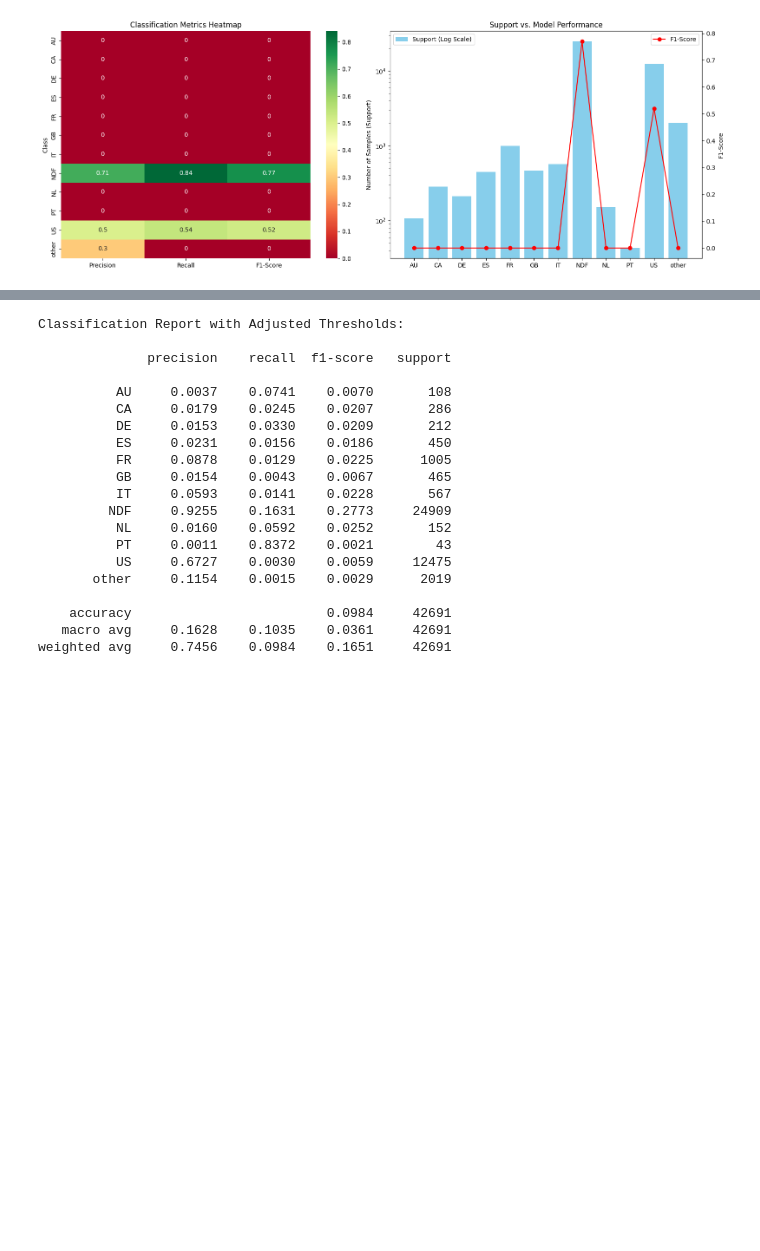
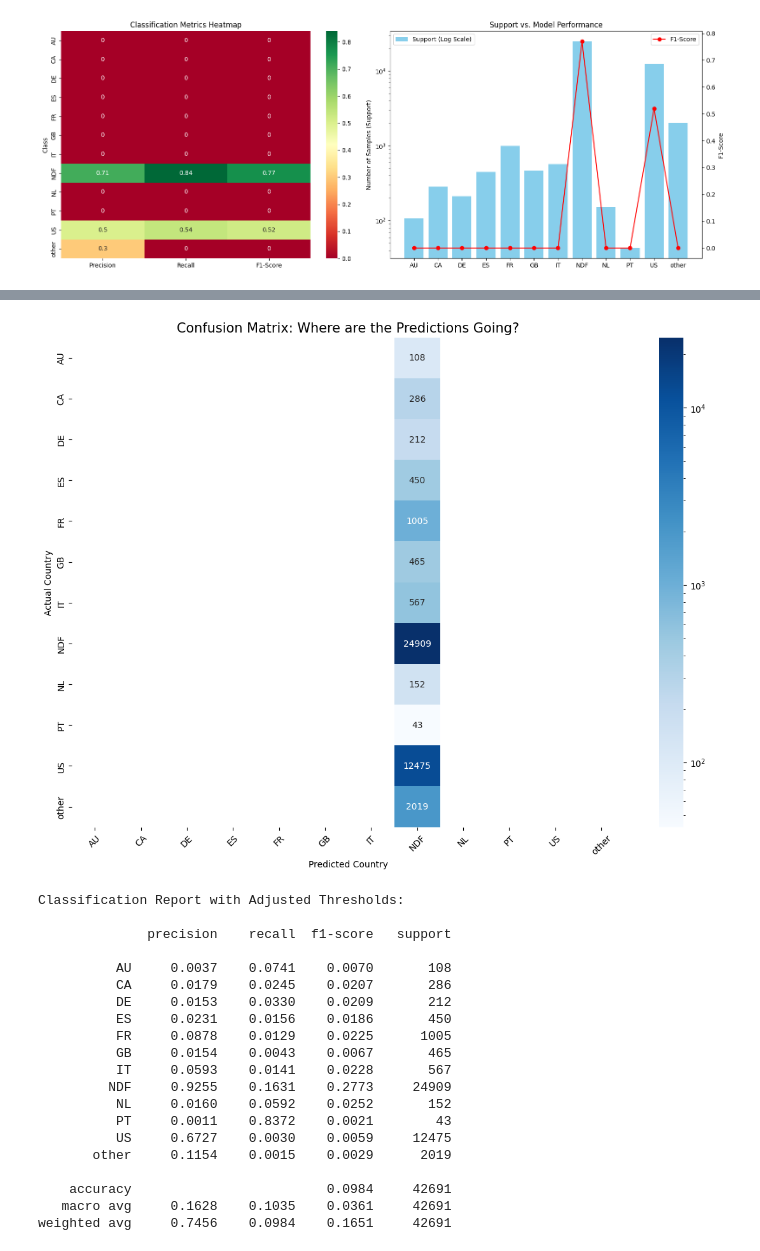
Before and after one commit to Rezacs/Airbnb, a Jupyter notebook: merged/FINAL.ipynb, the cells around one changed output, grey strips where cells are left out. Cells and saved outputs as stored; diff of their text form; code cells hidden in the pictures; blank space fills up the shorter version.

```diff
--- a/merged/FINAL.ipynb
+++ b/merged/FINAL.ipynb
@@ -2331,3 +2385,21 @@ plt.tight_layout()
 plt.show()
 # %% [output]
 [figure]
+# %%
+from imblearn.ensemble import BalancedBaggingClassifier
+from xgboost import XGBClassifier
+
+# This wrapper will handle the balancing internally for every tree ensemble
+bbc = BalancedBaggingClassifier(
+    estimator=XGBClassifier(n_estimators=100, max_depth=4, learning_rate=0.1),
+    sampling_strategy='not majority',
+    replacement=False,
+    random_state=42,
+    n_jobs=-1
+)
+
+bbc.fit(X_train, y_train)
+y_pred_bbc = bbc.predict(X_test)
+
+print("Balanced Bagging Results:\n")
+print(classification_report(decode_labels(y_test), decode_labels(y_pred_bbc)))
@@ -2334,3 +2427,26 @@ plt.show()
+# %%
+# 1. Create the Confusion Matrix
+labels_order = list(le.classes_)
+cm = confusion_matrix(decode_labels(y_test),
+                      decode_labels(y_pred_bbc),
+                      labels=labels_order)
+
+# 2. Plotting
+plt.figure(figsize=(14, 10))
+# Using a LogNorm can help if NDF is still very large compared to others
+from matplotlib.colors import LogNorm
+sns.heatmap(cm, annot=True, fmt='d', cmap='Blues',
+            xticklabels=labels_order,
+            yticklabels=labels_order,
+            norm=LogNorm() if cm.max() > 1000 else None) # Use log scale if numbers are huge
+
+plt.title('Confusion Matrix: Where are the Predictions Going?', fontsize=15)
+plt.xlabel('Predicted Country')
+plt.ylabel('Actual Country')
+plt.xticks(rotation=45)
+plt.show()
+# %% [output]
+[figure, added]
 # %%
 # 1. Get raw probabilities
 y_proba = best_xgb_balanced.predict_proba(X_test)
```
Also changed, not shown: parts of 3 cells of this notebook.
